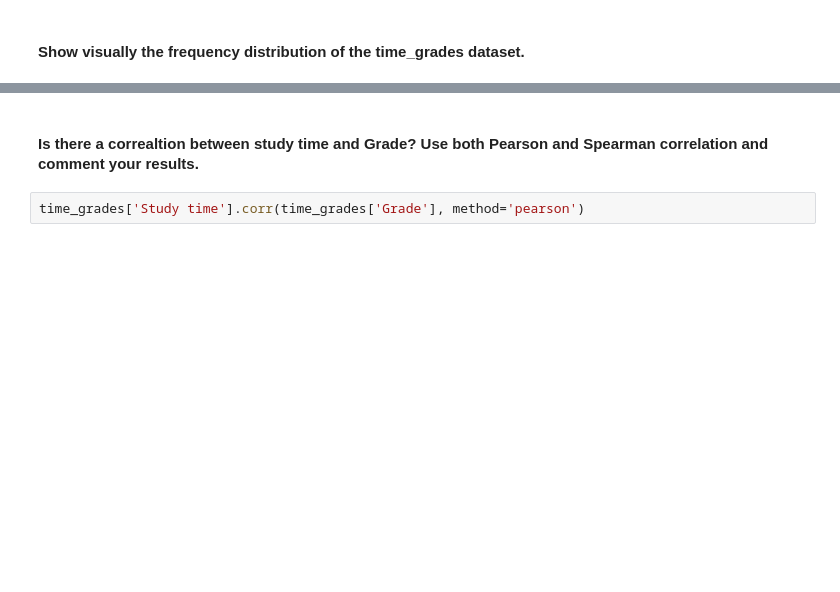
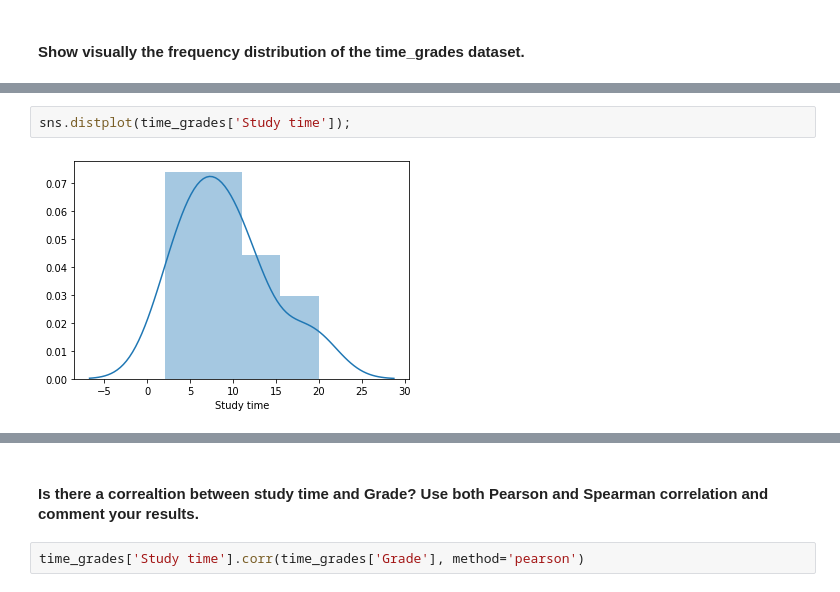
Before and after one commit to JavierLuna/data-labs, a Jupyter notebook: module-2/lab-pivot-table-and-correlation/your_code/main.ipynb, the cells around one changed output, grey strips where cells are left out. Cells and saved outputs as stored; diff of their text form; blank space fills up the shorter version.

```diff
--- a/module-2/lab-pivot-table-and-correlation/your_code/main.ipynb
+++ b/module-2/lab-pivot-table-and-correlation/your_code/main.ipynb
@@ -347,0 +355,4 @@ plt.scatter(x=time_grades['Study time'], y=time_grades['Grade']);
+# %%
+sns.distplot(time_grades['Study time']);
+# %% [output]
+[figure, added]
```
Also changed, not shown: parts of 10 cells of this notebook.
